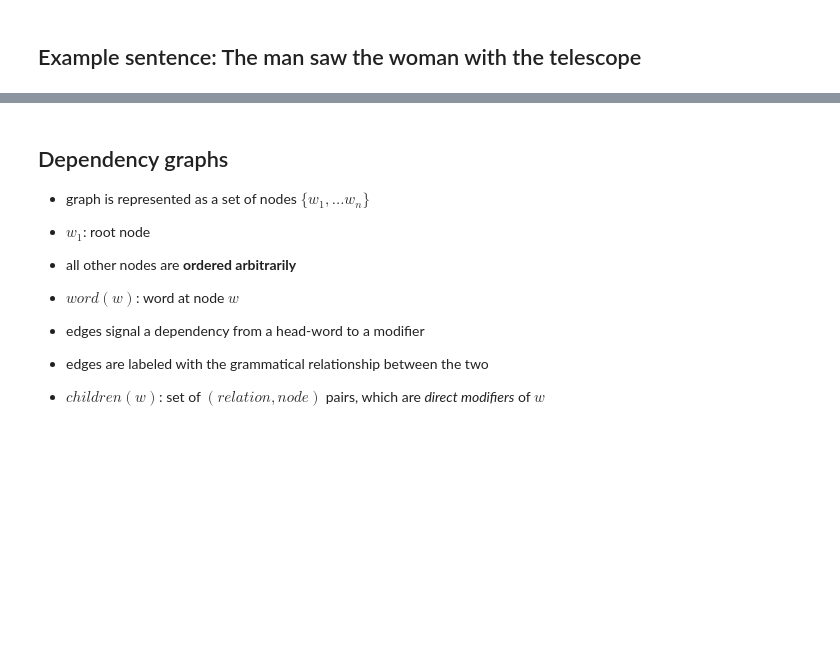
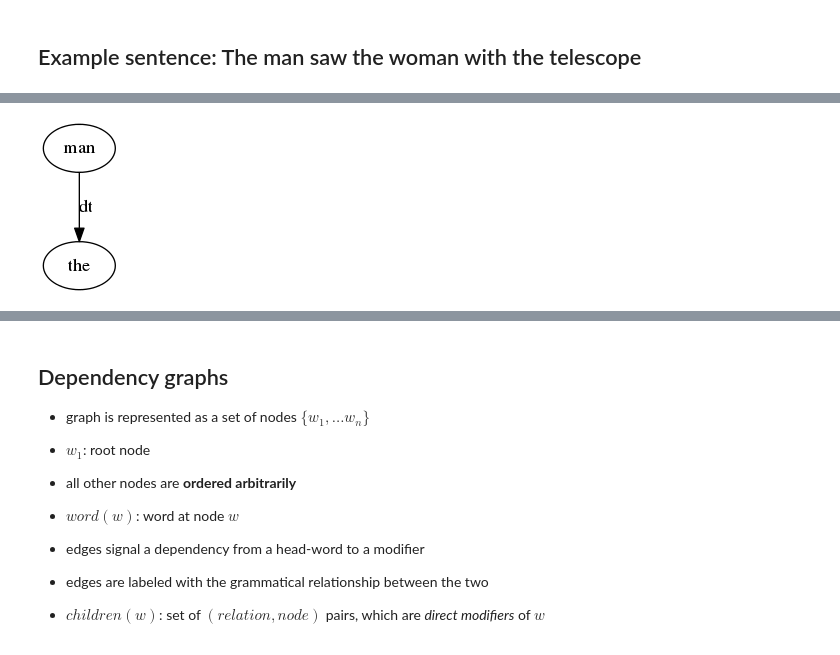
Before and after one commit to arne-cl/discoursekernels, a Jupyter notebook: notebooks/graphkernel-experiments.ipynb, the cells around one changed output, grey strips where cells are left out. Saved outputs shown, nothing was run; the diff lists cells and outputs as text; code cells hidden in the pictures; blank space fills up the shorter version.

```diff
--- a/notebooks/graphkernel-experiments.ipynb
+++ b/notebooks/graphkernel-experiments.ipynb
@@ -32,0 +31,9 @@ draw(depgraph, show='ipynb')
+# %%
+the_man = nx.DiGraph()
+
+the_man.add_nodes_from(label_nodes([(1, 'man'), (2, 'the')]))
+the_man.add_edges_from(label_edges([(1, 2, 'dt')]))
+
+draw(the_man, show='ipynb')
+# %% [output]
+[figure, added]
```
Also changed, not shown: parts of 12 cells of this notebook, 1 other file.
